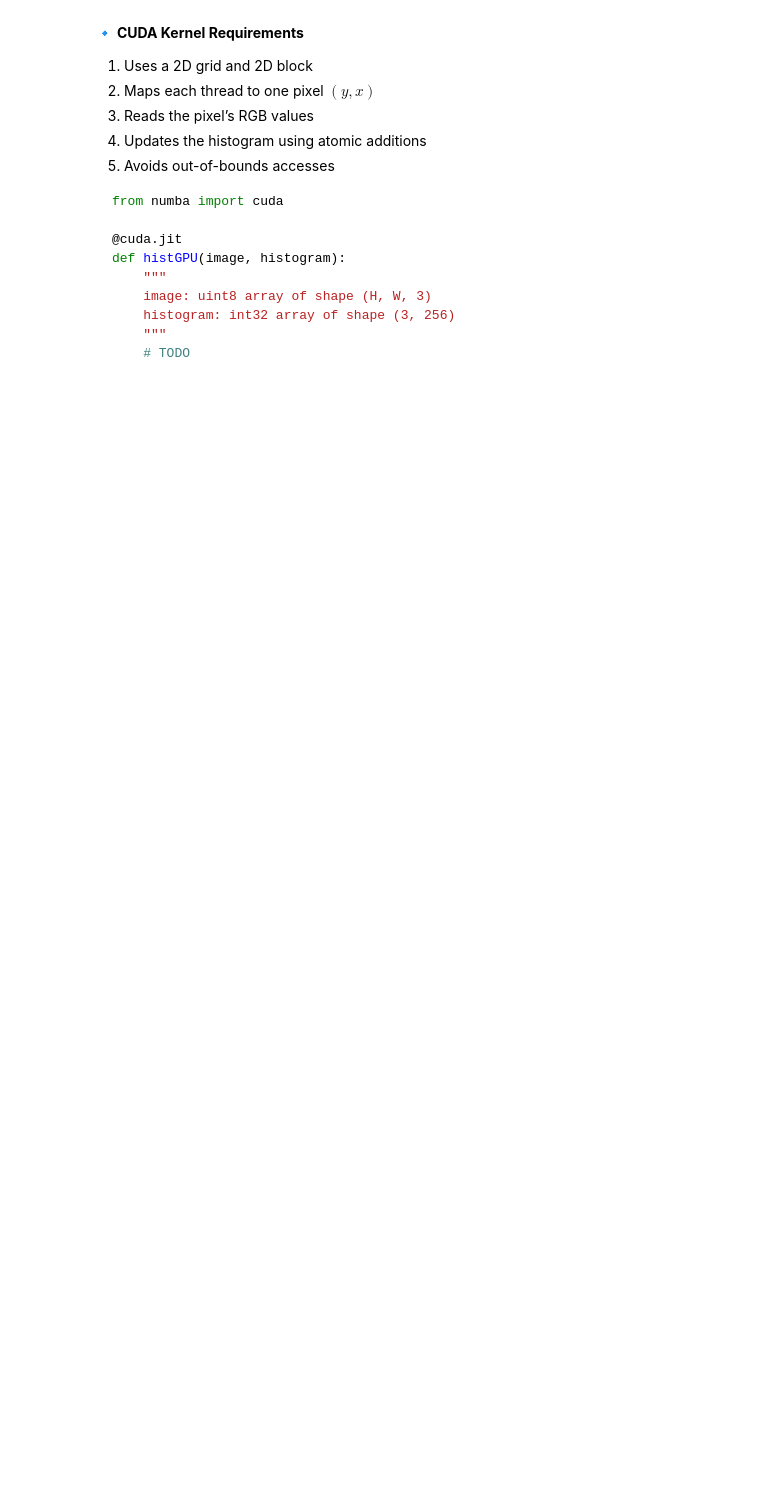
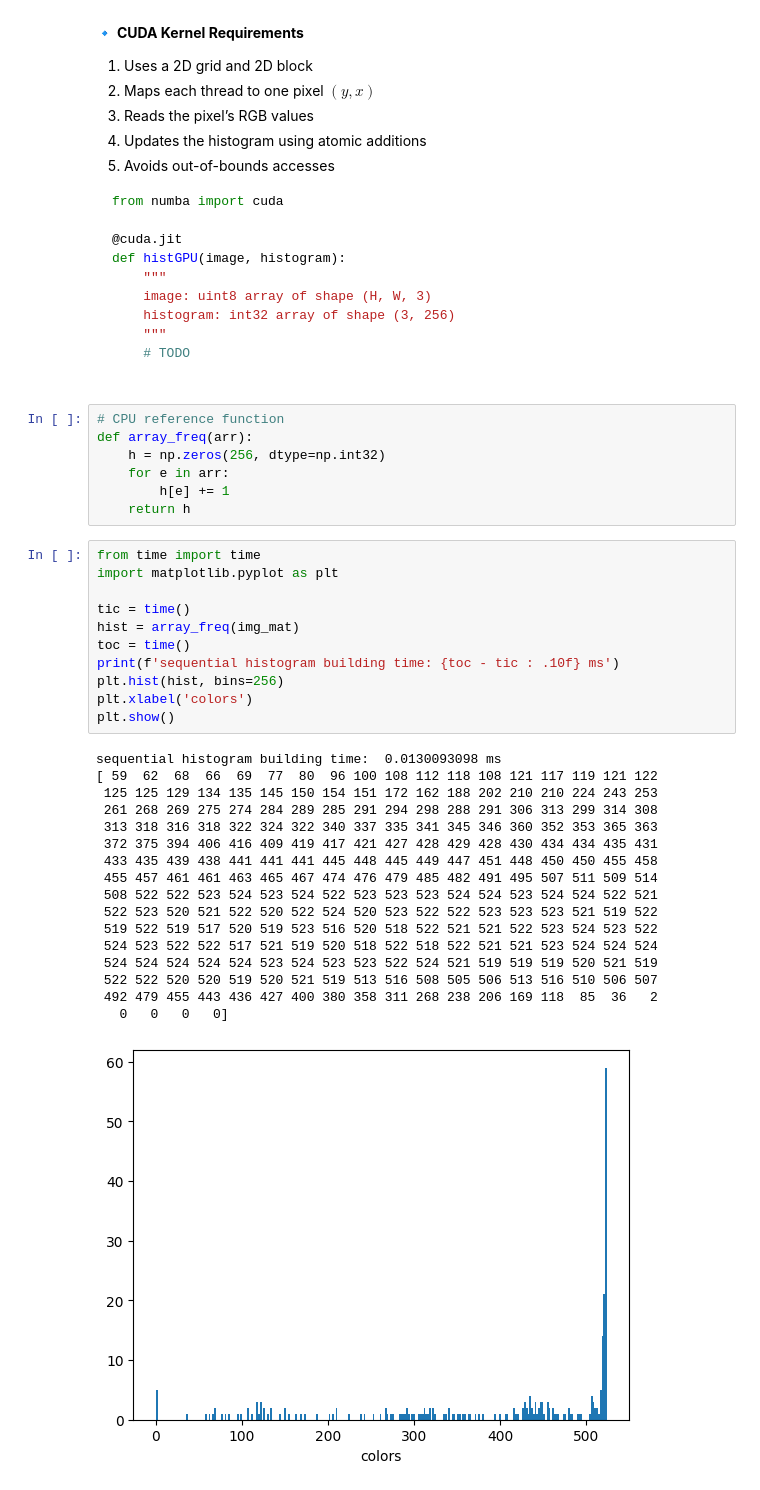
Before and after one commit to francodesource/GPUComputing, a Jupyter notebook: lab3/CUDA_lab3_TODO.ipynb, the cells around one changed output. Saved outputs shown, nothing was run; the diff lists cells and outputs as text; blank space fills up the shorter version.

````diff
--- a/lab3/CUDA_lab3_TODO.ipynb
+++ b/lab3/CUDA_lab3_TODO.ipynb
@@ -235,3 +246,39 @@ def histGPU(image, histogram):
     # TODO
 
 ```
+# %%
+# CPU reference function
+def array_freq(arr):
+    h = np.zeros(256, dtype=np.int32)
+    for e in arr:
+        h[e] += 1
+    return h
+# %%
+from time import time
+import matplotlib.pyplot as plt
+
+tic = time()
+hist = array_freq(img_mat)
+toc = time()
+print(f'sequential histogram building time: {toc - tic : .10f} ms')
+plt.hist(hist, bins=256)
+plt.xlabel('colors')
+plt.show()
+# %% [output]
+sequential histogram building time:  0.0130093098 ms
+[ 59  62  68  66  69  77  80  96 100 108 112 118 108 121 117 119 121 122
+ 125 125 129 134 135 145 150 154 151 172 162 188 202 210 210 224 243 253
+ 261 268 269 275 274 284 289 285 291 294 298 288 291 306 313 299 314 308
+ 313 318 316 318 322 324 322 340 337 335 341 345 346 360 352 353 365 363
+ 372 375 394 406 416 409 419 417 421 427 428 429 428 430 434 434 435 431
+ 433 435 439 438 441 441 441 445 448 445 449 447 451 448 450 450 455 458
+ 455 457 461 461 463 465 467 474 476 479 485 482 491 495 507 511 509 514
+ 508 522 522 523 524 523 524 522 523 523 523 524 524 523 524 524 522 521
+ 522 523 520 521 522 520 522 524 520 523 522 522 523 523 523 521 519 522
+ 519 522 519 517 520 519 523 516 520 518 522 521 521 522 523 524 523 522
+ 524 523 522 522 517 521 519 520 518 522 518 522 521 521 523 524 524 524
+ 524 524 524 524 524 523 524 523 523 522 524 521 519 519 519 520 521 519
+ 522 522 520 520 519 520 521 519 513 516 508 505 506 513 516 510 506 507
+ 492 479 455 443 436 427 400 380 358 311 268 238 206 169 118  85  36   2
+   0   0   0   0]
+[figure, added]
````
Also changed, not shown: parts of 7 cells of this notebook, 1 other file.
